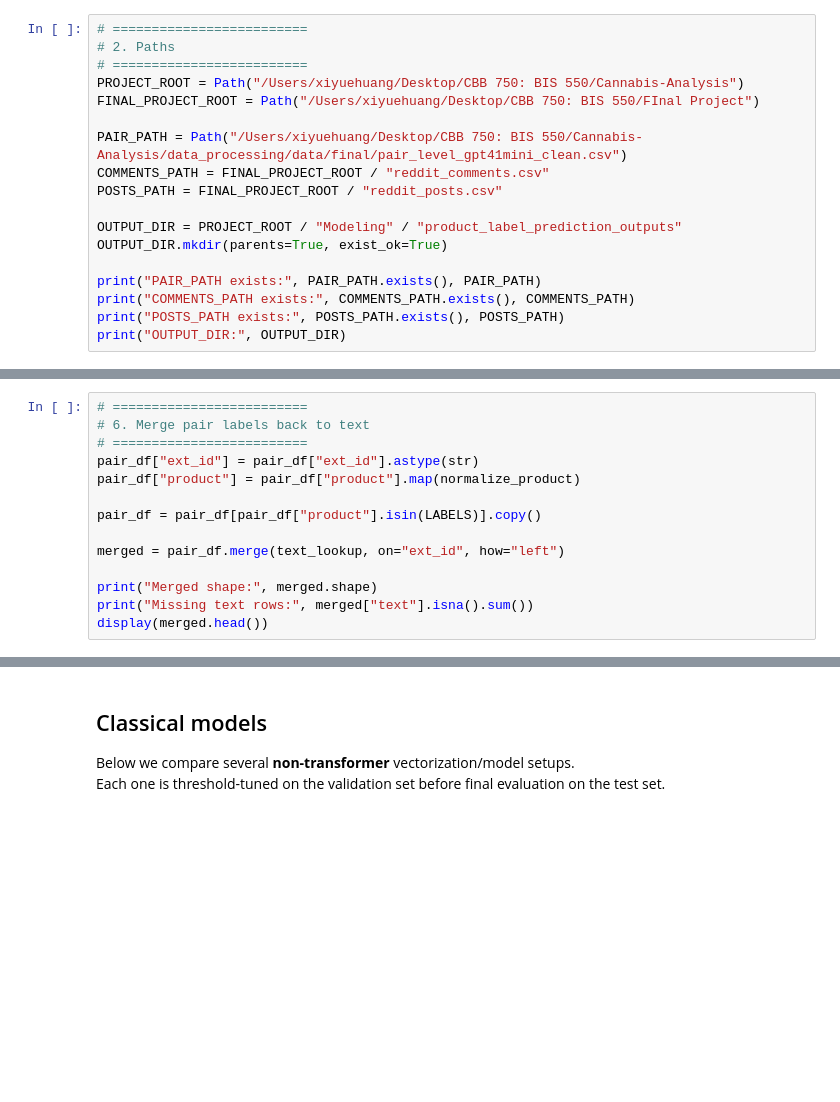
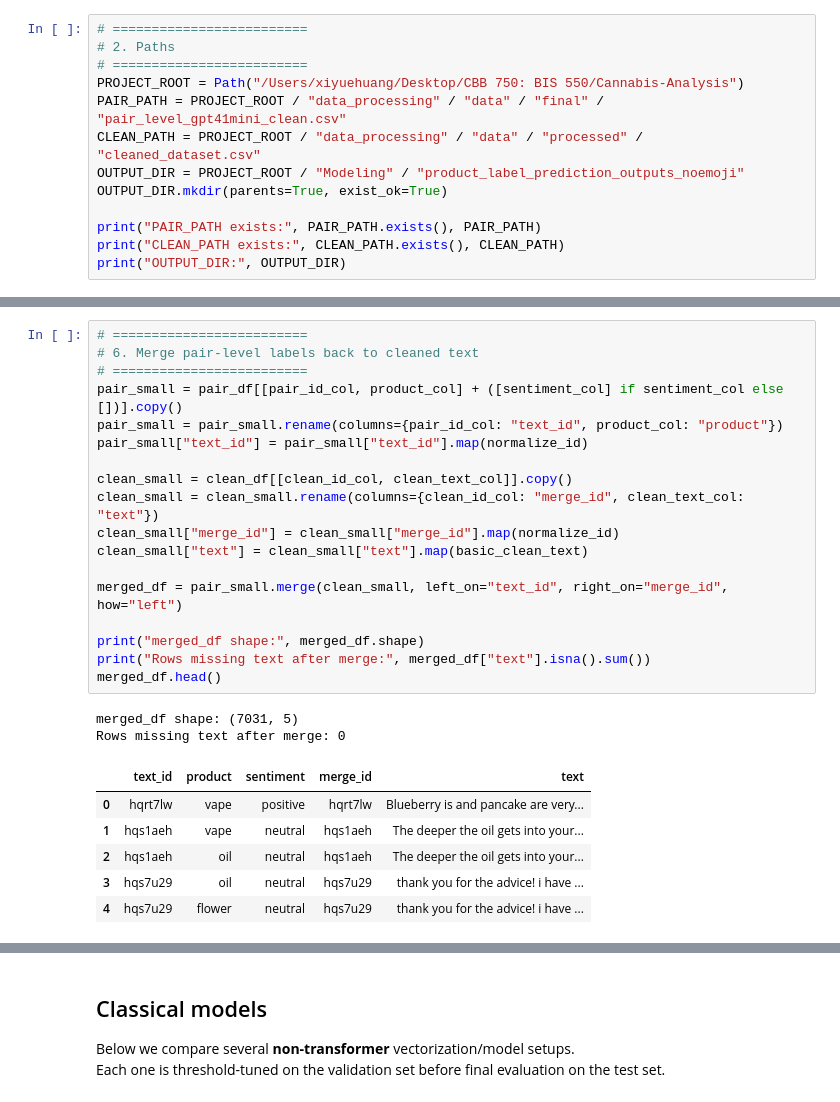
Before and after one commit to Alena-Xinran/Cannabis-Analysis, a Jupyter notebook: Modeling/Product_Label_Prediction.ipynb, the cells around one changed output, grey strips where cells are left out. Saved outputs shown, nothing was run; the diff lists cells and outputs as text; blank space fills up the shorter version.

```diff
--- a/Modeling/Product_Label_Prediction.ipynb
+++ b/Modeling/Product_Label_Prediction.ipynb
@@ -58,16 +57,11 @@ np.random.seed(SEED)
 # 2. Paths
 # =========================
 PROJECT_ROOT = Path("/Users/xiyuehuang/Desktop/CBB 750: BIS 550/Cannabis-Analysis")
-FINAL_PROJECT_ROOT = Path("/Users/xiyuehuang/Desktop/CBB 750: BIS 550/FInal Project")
-
-PAIR_PATH = Path("/Users/xiyuehuang/Desktop/CBB 750: BIS 550/Cannabis-Analysis/data_processing/data/final/pair_level_gpt41mini_clean.csv")
-COMMENTS_PATH = FINAL_PROJECT_ROOT / "reddit_comments.csv"
-POSTS_PATH = FINAL_PROJECT_ROOT / "reddit_posts.csv"
-
-OUTPUT_DIR = PROJECT_ROOT / "Modeling" / "product_label_prediction_outputs"
+PAIR_PATH = PROJECT_ROOT / "data_processing" / "data" / "final" / "pair_level_gpt41mini_clean.csv"
+CLEAN_PATH = PROJECT_ROOT / "data_processing" / "data" / "processed" / "cleaned_dataset.csv"
+OUTPUT_DIR = PROJECT_ROOT / "Modeling" / "product_label_prediction_outputs_noemoji"
 OUTPUT_DIR.mkdir(parents=True, exist_ok=True)
 
 print("PAIR_PATH exists:", PAIR_PATH.exists(), PAIR_PATH)
-print("COMMENTS_PATH exists:", COMMENTS_PATH.exists(), COMMENTS_PATH)
-print("POSTS_PATH exists:", POSTS_PATH.exists(), POSTS_PATH)
+print("CLEAN_PATH exists:", CLEAN_PATH.exists(), CLEAN_PATH)
 print("OUTPUT_DIR:", OUTPUT_DIR)
@@ -210,16 +204,29 @@ display(text_lookup.head())
 # %%
 # =========================
-# 6. Merge pair labels back to text
+# 6. Merge pair-level labels back to cleaned text
 # =========================
-pair_df["ext_id"] = pair_df["ext_id"].astype(str)
-pair_df["product"] = pair_df["product"].map(normalize_product)
+pair_small = pair_df[[pair_id_col, product_col] + ([sentiment_col] if sentiment_col else [])].copy()
+pair_small = pair_small.rename(columns={pair_id_col: "text_id", product_col: "product"})
+pair_small["text_id"] = pair_small["text_id"].map(normalize_id)
 
-pair_df = pair_df[pair_df["product"].isin(LABELS)].copy()
+clean_small = clean_df[[clean_id_col, clean_text_col]].copy()
+clean_small = clean_small.rename(columns={clean_id_col: "merge_id", clean_text_col: "text"})
+clean_small["merge_id"] = clean_small["merge_id"].map(normalize_id)
+clean_small["text"] = clean_small["text"].map(basic_clean_text)
 
-merged = pair_df.merge(text_lookup, on="ext_id", how="left")
+merged_df = pair_small.merge(clean_small, left_on="text_id", right_on="merge_id", how="left")
 
-print("Merged shape:", merged.shape)
-print("Missing text rows:", merged["text"].isna().sum())
-display(merged.head())
+print("merged_df shape:", merged_df.shape)
+print("Rows missing text after merge:", merged_df["text"].isna().sum())
+merged_df.head()
+# %% [output]
+merged_df shape: (7031, 5)
+Rows missing text after merge: 0
+|  | text_id | product | sentiment | merge_id | text |
+| 0 | hqrt7lw | vape | positive | hqrt7lw | Blueberry is and pancake are very... |
+| 1 | hqs1aeh | vape | neutral | hqs1aeh | The deeper the oil gets into your... |
+| 2 | hqs1aeh | oil | neutral | hqs1aeh | The deeper the oil gets into your... |
+| 3 | hqs7u29 | oil | neutral | hqs7u29 | thank you for the advice! i have ... |
+| 4 | hqs7u29 | flower | neutral | hqs7u29 | thank you for the advice! i have ... |
 # %%
 # =========================
```
Also changed, not shown: parts of 27 cells of this notebook, 2 other files.
